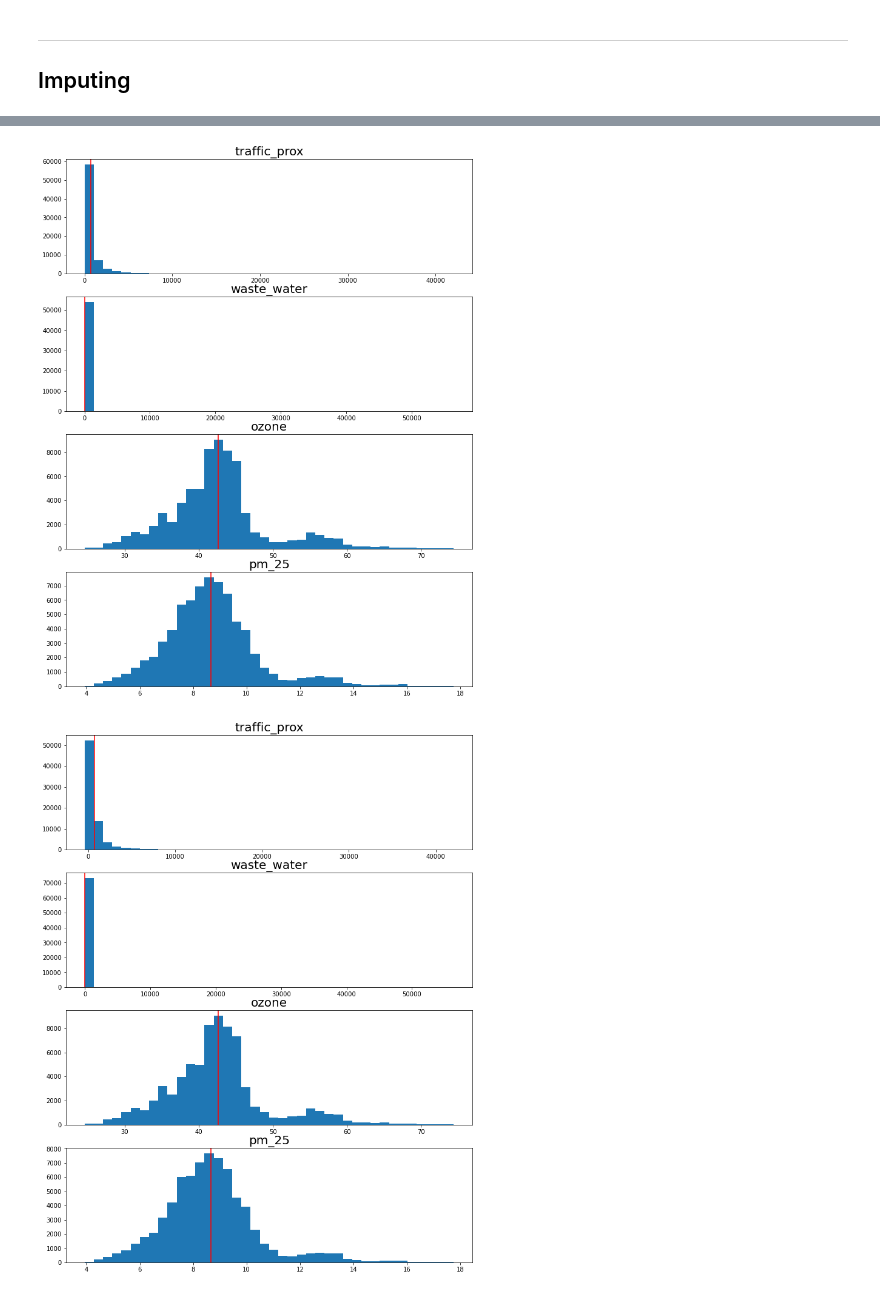
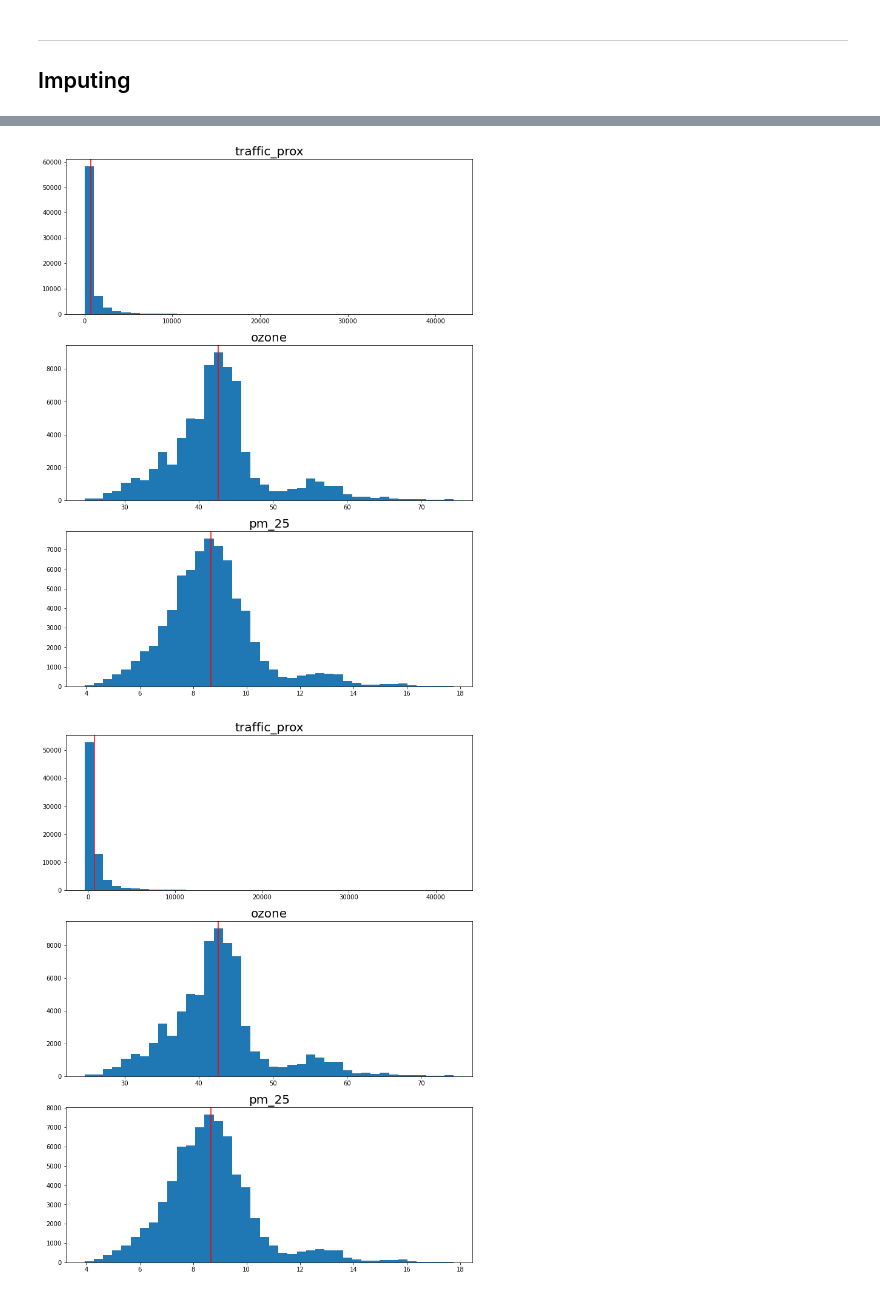
Before and after one commit to LewisDaDude/Project-4, a Jupyter notebook: code/01_cleaning_and_eda.ipynb, the cells around one changed output, grey strips where cells are left out. Saved outputs shown, nothing was run; the diff lists cells and outputs as text; code cells hidden in the pictures.

Commit message:
Dropped pop < 30 and cols = waste_water, demo_index

```diff
--- a/code/01_cleaning_and_eda.ipynb
+++ b/code/01_cleaning_and_eda.ipynb
@@ -213,3 +219,6 @@ Illinois           1
 Nevada             1
 Oregon             1
 Name: st_name, dtype: int64
+# %%
+# drop tracts with population less then 30
+env = env[env['pop'] >= 30]
@@ -216,3 +294,7 @@ Name: st_name, dtype: int64
+# %%
+# drop waste_water column - unrelated to air toxins cancer
+# drop demographic index column - product of poc_pct and low_inc_pct
+env.drop(columns = ['waste_water', 'dem_index'], inplace = True)
 # %% [markdown]
 ---
 
@@ -248,16 +302,16 @@ env[env['waste_water'] > 30_000].T
 # %%
-cols_to_impute = ['traffic_prox', 'waste_water', 'ozone', 'pm_25']
+cols_to_impute = ['traffic_prox', 'ozone', 'pm_25']
 
 plt.figure(figsize = (12,16))
 
-for i in range(4):
-    plt.subplot(4,1,i+1)
+for i in range(3):
+    plt.subplot(3,1,i+1)
     col_name = cols_to_impute[i]
     plt.title(f'{col_name}', size = 20)
     plt.hist(env[col_name], bins = 40)
     plt.axvline(env[col_name].mean(), color = 'red')
 # %% [output]
-[figure, old version]
+[figure, new version]
 # %%
 # may want to one-hot-encode region to impute using regression
 X = env.drop(columns = ['cancer', 'st_name', 'st_abbrev'])
@@ -274,15 +328,15 @@ X_val_imputed = pd.DataFrame(X_val_missing, columns = it.get_feature_names_out()
 # %%
 X_imputed = pd.concat([X_train_imputed, X_val_imputed])
 # %%
-cols_to_impute = ['traffic_prox', 'waste_water', 'ozone', 'pm_25']
+cols_to_impute = ['traffic_prox', 'ozone', 'pm_25']
 
 plt.figure(figsize = (12,16))
 
-for i in range(4):
-    plt.subplot(4,1,i+1)
+for i in range(3):
+    plt.subplot(3,1,i+1)
     col_name = cols_to_impute[i]
     plt.title(f'{col_name}', size = 20)
     plt.hist(X_imputed[col_name], bins = 40)
     plt.axvline(X_imputed[col_name].mean(), color = 'red')
 # %% [output]
-[figure, old version]
+[figure, new version]
```
Also changed, not shown: parts of 21 cells of this notebook.
